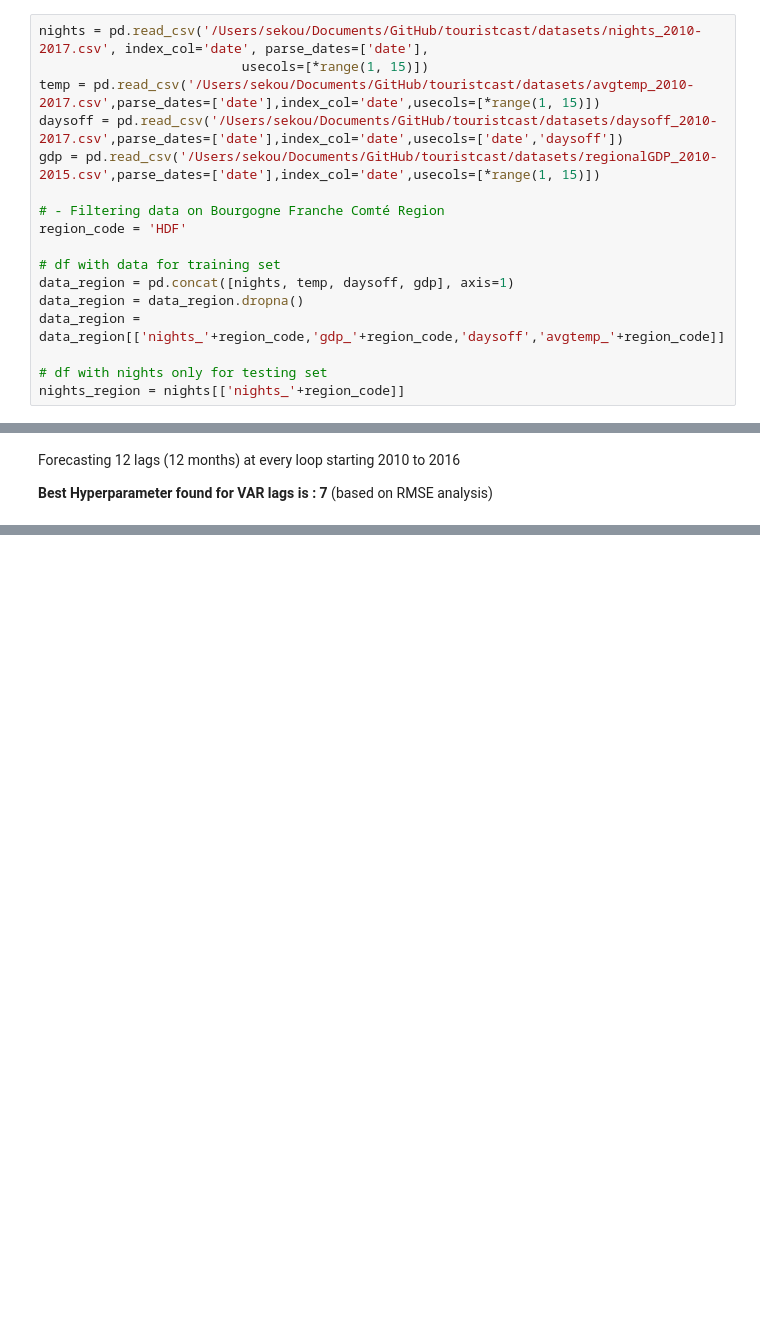
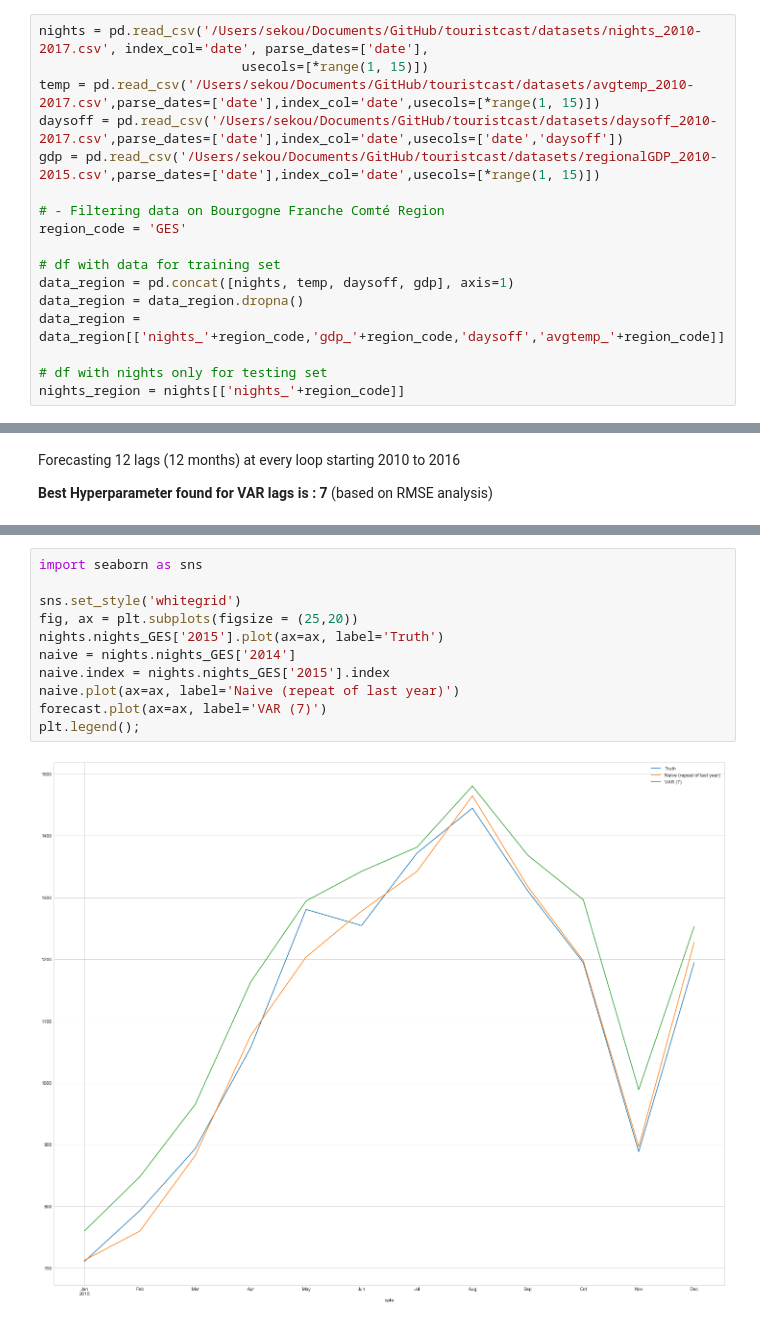
Before and after one commit to jinnyto/touristcast, a Jupyter notebook: CrossValidation/VAR Application_Grand Est (GES).ipynb, the cells around one changed output, grey strips where cells are left out. Saved outputs shown, nothing was run; the diff lists cells and outputs as text; blank space fills up the shorter version.

```diff
--- a/CrossValidation/VAR Application_Grand Est (GES).ipynb
+++ b/CrossValidation/VAR Application_Grand Est (GES).ipynb
@@ -28,7 +28,7 @@ daysoff = pd.read_csv('/Users/sekou/Documents/GitHub/touristcast/datasets/daysof
 gdp = pd.read_csv('/Users/sekou/Documents/GitHub/touristcast/datasets/regionalGDP_2010-2015.csv',parse_dates=['date'],index_col='date',usecols=[*range(1, 15)])
 
 # - Filtering data on Bourgogne Franche Comté Region
-region_code = 'HDF'
+region_code = 'GES'
 
 # df with data for training set
 data_region = pd.concat([nights, temp, daysoff, gdp], axis=1)
@@ -208,0 +290,13 @@ MAE test: 99.9830453142762
+# %%
+import seaborn as sns
+
+sns.set_style('whitegrid')
+fig, ax = plt.subplots(figsize = (25,20))
+nights.nights_GES['2015'].plot(ax=ax, label='Truth')
+naive = nights.nights_GES['2014']
+naive.index = nights.nights_GES['2015'].index
+naive.plot(ax=ax, label='Naive (repeat of last year)')
+forecast.plot(ax=ax, label='VAR (7)')
+plt.legend();
+# %% [output]
+[figure, added]
```
Also changed, not shown: parts of 4 cells of this notebook, 4 other files.
